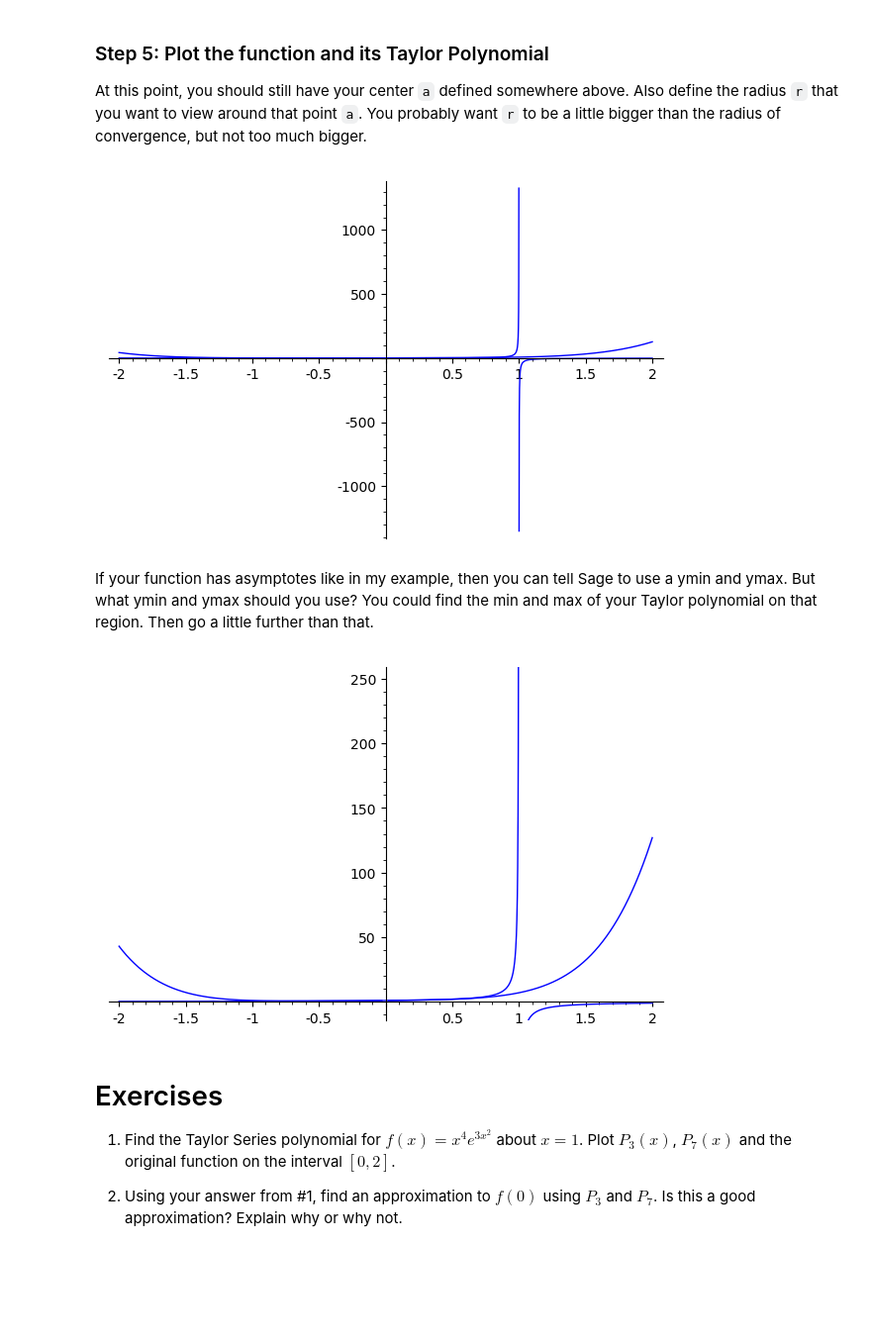
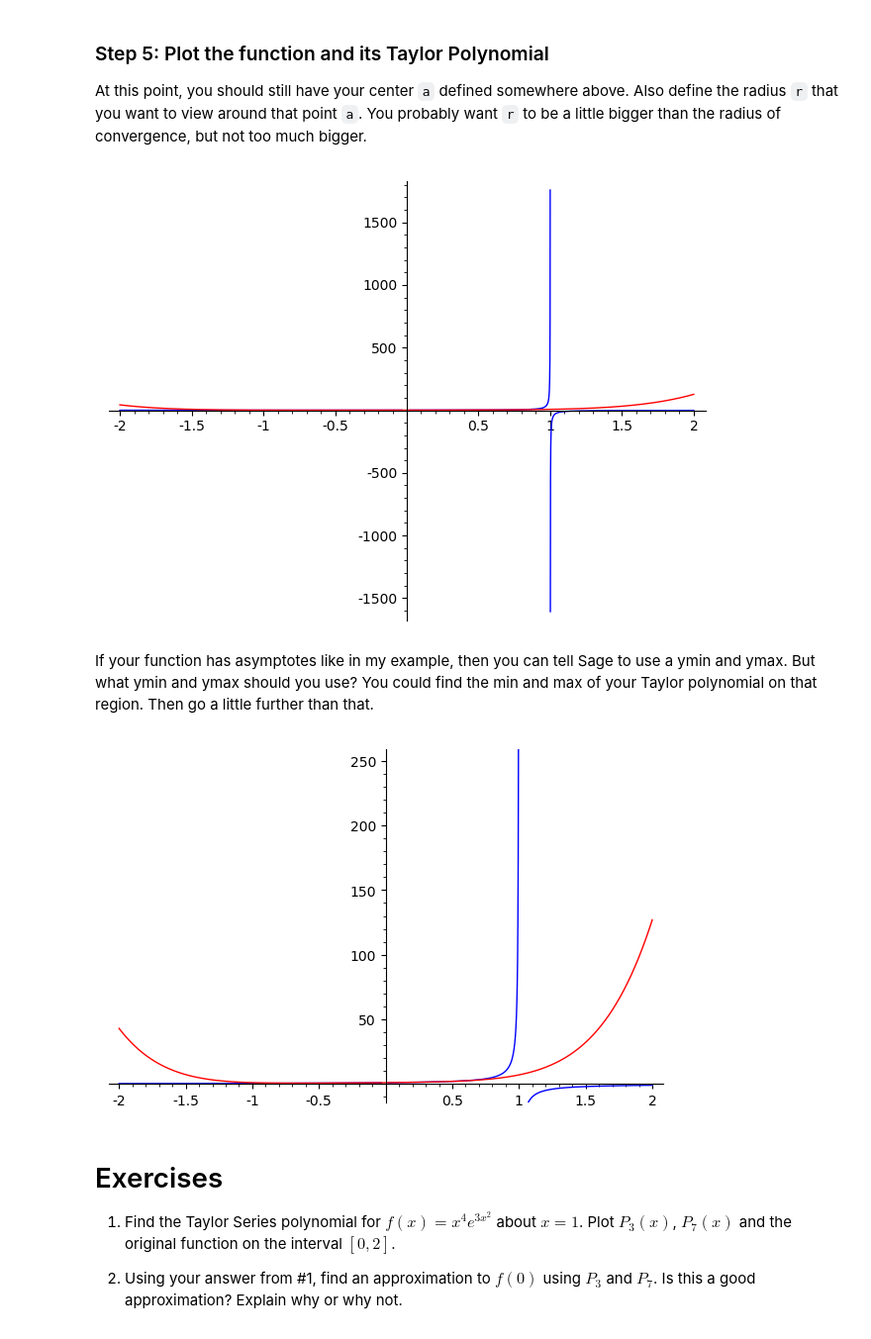
Before and after one commit to MathAtGrace/Calculus-2-Labs, a Jupyter notebook: Lab 13 Taylor Polynomials.ipynb, the cells around one changed output. Shown at 99% size. Cells and saved outputs as stored; diff of their text form; code cells hidden in the pictures; blank space fills up the shorter version.

```diff
--- a/Lab 13 Taylor Polynomials.ipynb
+++ b/Lab 13 Taylor Polynomials.ipynb
@@ -123,11 +123,11 @@ At this point, you should still have your center `a` defined somewhere above.  A
 # %%
 r = 2
 P1 = f.plot(x, a-r, a+r, detect_poles = True)
-P2 = T.plot(x, a-r, a+r)
+P2 = T.plot(x, a-r, a+r, color = "red")
 P = P1 + P2
 P.show()
 # %% [output]
-[figure, old version]
+[figure, new version]
 # %% [markdown]
 If your function has asymptotes like in my example, then you can tell Sage to use a ymin and ymax.  But what ymin and ymax should you use?  You could find the min and max of your Taylor polynomial on that region.  Then go a little further than that.
 # %%
@@ -138,7 +138,7 @@ ymi = min(2*ymi, ymi/2, ymi-10)
 # %%
 P.show(ymin = ymi, ymax = yma)
 # %% [output]
-[figure, old version]
+[figure, new version]
 # %% [markdown]
 # Exercises
 
```
Also changed, not shown: 1 other file.
